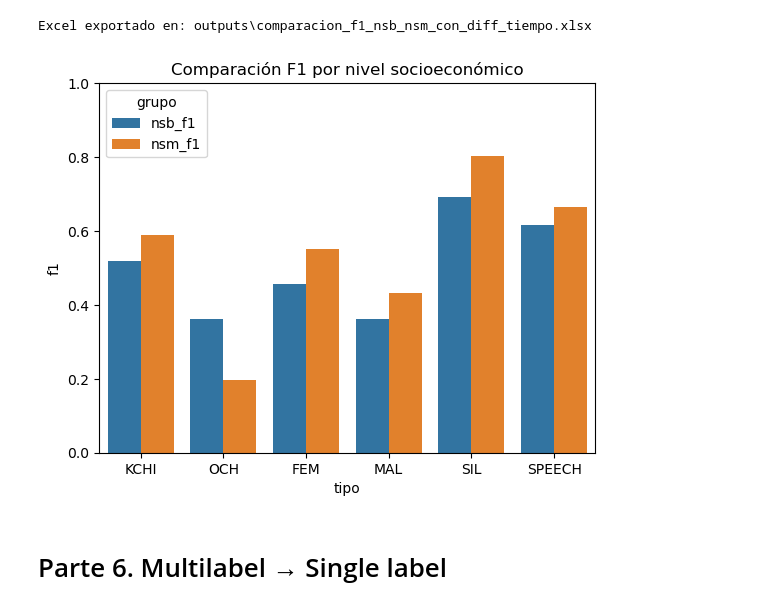
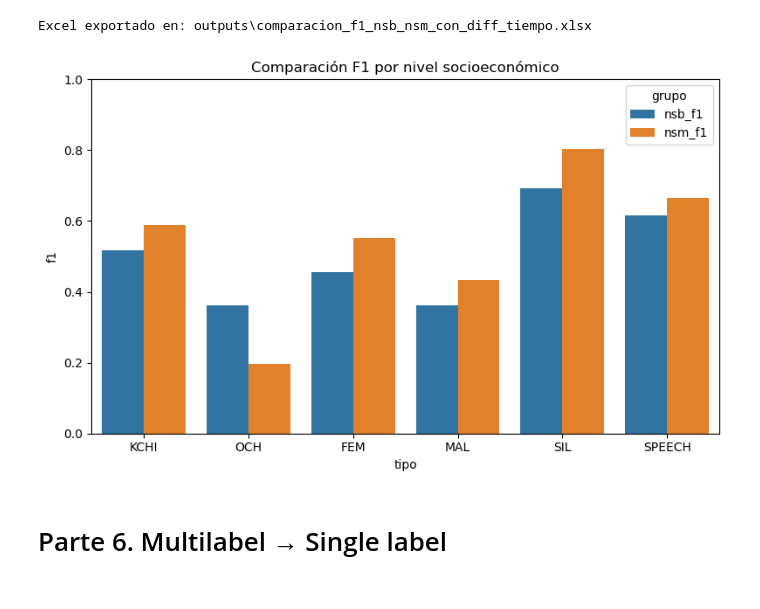
Before and after one commit to pabloamden/tesis_pablo, a Jupyter notebook: procesar_results_concat_v03.ipynb, the cells around one changed output. Cells and saved outputs as stored; diff of their text form; code cells hidden in the pictures.

```diff
--- a/procesar_results_concat_v03.ipynb
+++ b/procesar_results_concat_v03.ipynb
@@ -721,25 +830,39 @@ print(f"Excel exportado en: {output_path}")
 | SPEECH | 0.6165 | 0.6645 | 0.0480 | -11.69 |
 Excel exportado en: outputs\comparacion_f1_nsb_nsm_con_diff_tiempo.xlsx
 # %%
-df_plot = df_comp.reset_index().rename(columns={"index": "tipo"})
-
+import os
 import seaborn as sns
 import matplotlib.pyplot as plt
+
+df_plot = df_comp.reset_index().rename(columns={"index": "tipo"})
 
 df_plot_melt = df_plot.melt(
     id_vars="tipo",
     value_vars=["nsb_f1", "nsm_f1"],
     var_name="grupo",
     value_name="f1"
 )
 
+output_dir = "plots"
+os.makedirs(output_dir, exist_ok=True)
+
+plt.figure(figsize=(8, 5))
+
 sns.barplot(data=df_plot_melt, x="tipo", y="f1", hue="grupo")
 
 plt.title("Comparación F1 por nivel socioeconómico")
 plt.ylim(0, 1)
+plt.tight_layout()
+
+plt.savefig(
+    os.path.join(output_dir, "comparacion_f1_nivel_socioeconomico.png"),
+    dpi=300,
+    bbox_inches="tight"
+)
+
 plt.show()
 # %% [output]
-[figure, old version]
+[figure, new version]
 # %% [markdown]
 # Parte 6. Multilabel → Single label
 # %% [markdown]
```
Also changed, not shown: parts of 11 cells of this notebook, 8 other files.
